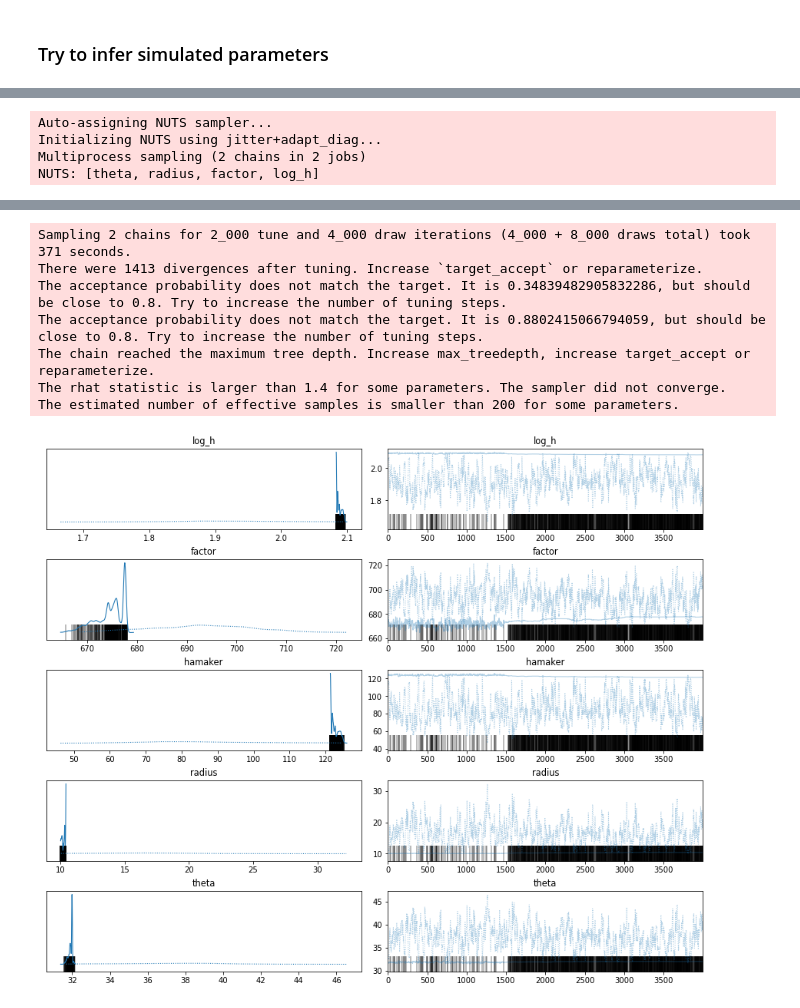
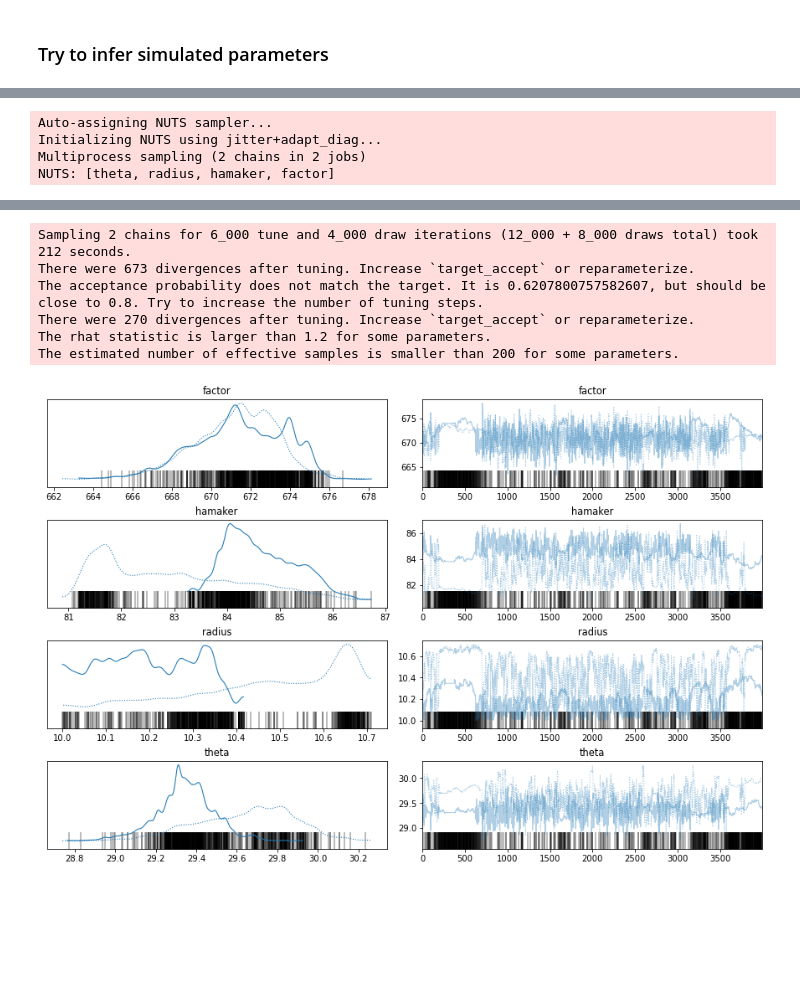
Before and after one commit to phys201/nc_AFM, a Jupyter notebook: documentation.ipynb, the cells around one changed output, grey strips where cells are left out. Cells and saved outputs as stored; diff of their text form; code cells hidden in the pictures; blank space fills up the shorter version.

```diff
--- a/documentation.ipynb
+++ b/documentation.ipynb
@@ -746,21 +748,20 @@ map_estimate
 # %%
 with m3_rep_model:
-    trace =pm.sample(4000, tune = 2000, start = map_estimate, return_inferencedata=True)
+    trace =pm.sample(4000, tune = 6000, start = map_estimate, return_inferencedata=True)
     az.plot_trace(trace);
 # %% [output]
 Auto-assigning NUTS sampler...
 Initializing NUTS using jitter+adapt_diag...
 Multiprocess sampling (2 chains in 2 jobs)
-NUTS: [theta, radius, factor, log_h]
+NUTS: [theta, radius, hamaker, factor]
 [interactive output not drawn]
-Sampling 2 chains for 2_000 tune and 4_000 draw iterations (4_000 + 8_000 draws total) took 371 seconds.
-There were 1413 divergences after tuning. Increase `target_accept` or reparameterize.
-The acceptance probability does not match the target. It is 0.34839482905832286, but should be close to 0.8. Try to increase the number of tuning steps.
-The acceptance probability does not match the target. It is 0.8802415066794059, but should be close to 0.8. Try to increase the number of tuning steps.
-The chain reached the maximum tree depth. Increase max_treedepth, increase target_accept or reparameterize.
-The rhat statistic is larger than 1.4 for some parameters. The sampler did not converge.
+Sampling 2 chains for 6_000 tune and 4_000 draw iterations (12_000 + 8_000 draws total) took 212 seconds.
+There were 673 divergences after tuning. Increase `target_accept` or reparameterize.
+The acceptance probability does not match the target. It is 0.6207800757582607, but should be close to 0.8. Try to increase the number of tuning steps.
+There were 270 divergences after tuning. Increase `target_accept` or reparameterize.
+The rhat statistic is larger than 1.2 for some parameters.
 The estimated number of effective samples is smaller than 200 for some parameters.
-[figure, old version]
+[figure, new version]
 # %%
 with m3_rep_model:
     az.plot_posterior(trace)
```
Also changed, not shown: parts of 9 cells of this notebook.
